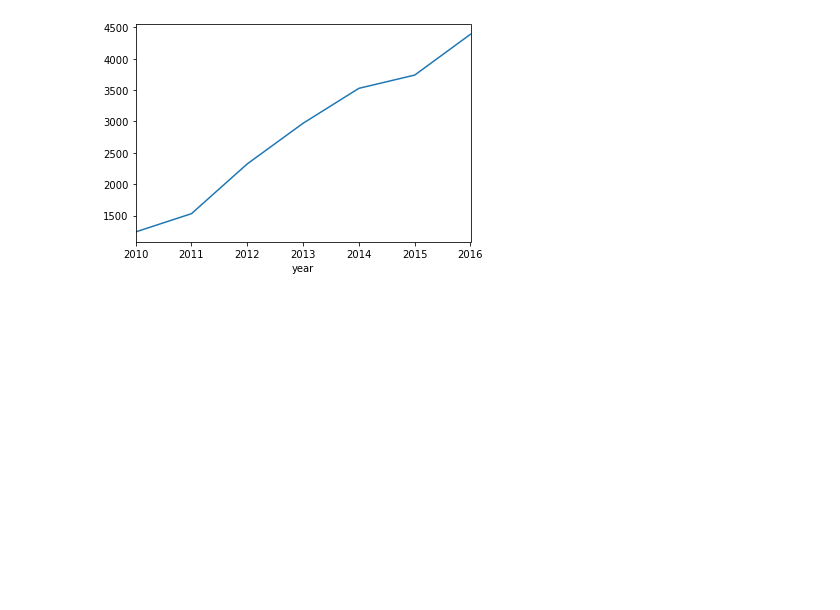
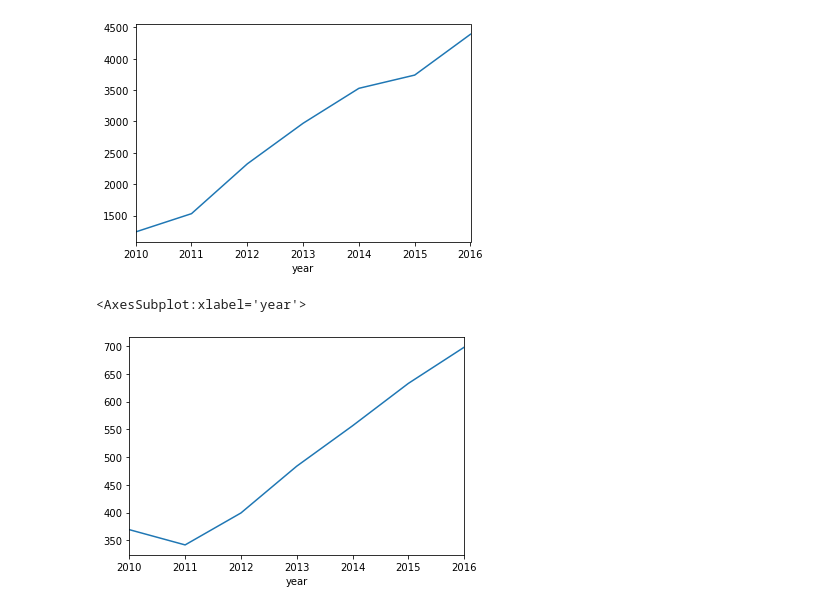
Before and after one commit to campbell8081/Unit06-PyVizHW, a Jupyter notebook: Rental_Analysis.ipynb, the cells around one changed output. Cells and saved outputs as stored; diff of their text form; code cells hidden in the pictures; blank space fills up the shorter version.

```diff
--- a/Rental_Analysis.ipynb
+++ b/Rental_Analysis.ipynb
@@ -70,6 +70,10 @@ avg_gross_rent.plot()
 ## Average Sales Price per Year
 # %%
 # Plot the Average Sales Price per Year as a line chart
+sfo_data.groupby('year')['sale_price_sqr_foot'].mean().plot()
+# %% [output]
+<AxesSubplot:xlabel='year'>
+[figure, added]
 # %%
 ## Average Prices by Neighborhood
 # %%
```
